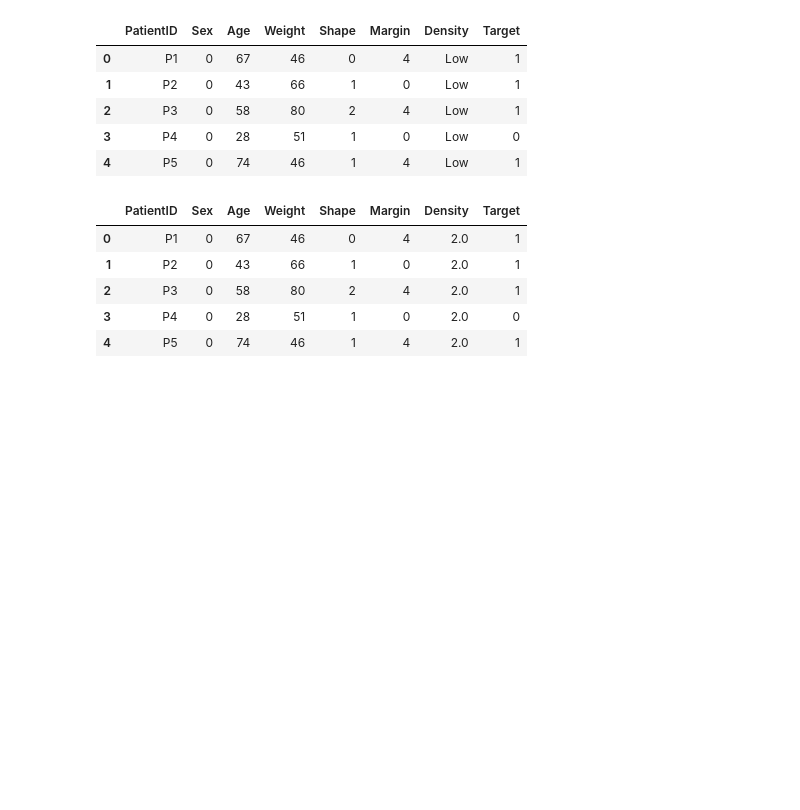
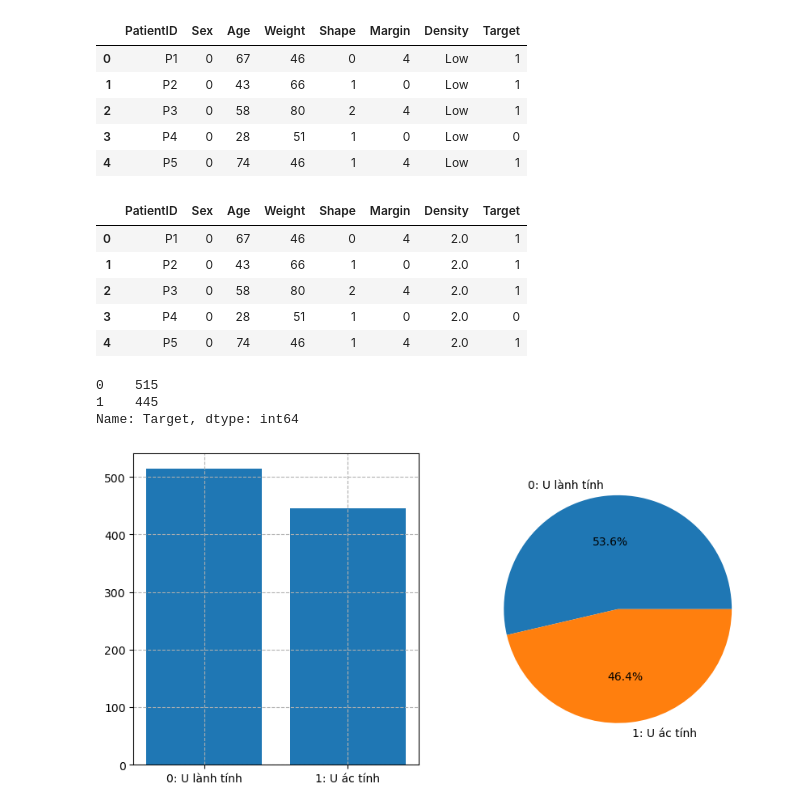
Before and after one commit to TuanPham0610/abc, a Jupyter notebook: Phan_2-20240226T063351Z-001/Phan_2/05_2121050107_PHẠM ANH TUẤN_BAITAP.ipynb, the cells around one changed output. Drawn from its saved outputs; the diff is of its cells as text; code cells hidden in the pictures; blank space fills up the shorter version.

```diff
--- a/Phan_2-20240226T063351Z-001/Phan_2/05_2121050107_PHẠM ANH TUẤN_BAITAP.ipynb
+++ b/Phan_2-20240226T063351Z-001/Phan_2/05_2121050107_PHẠM ANH TUẤN_BAITAP.ipynb
@@ -581,3 +581,25 @@ df_practice.head()
 #Lưu file kết quả chuẩn bị dữ liệu:
 #Excel
 df_practice.to_excel('Data_Practice_OK.xlsx',index=None)
+# %%
+#Kiểm tra cân bằng dữ liệu
+check = df_practice["Target"].value_counts()
+print(check)
+
+#Trực quan hóa dữ liệu
+plt.figure(figsize=(10,5))
+plt.subplot(1,2,1) #Biểu đồ cột
+plt.bar(["0: U lành tính", "1: U ác tính"],
+       check.values)
+plt.grid(ls='--')
+
+plt.subplot(1,2,2) # Biểu đồ tròn
+plt.pie(check.values,
+       labels=["0: U lành tính", "1: U ác tính"],
+       autopct='%.1f%%')
+plt.show()
+# %% [output]
+0    515
+1    445
+Name: Target, dtype: int64
+[figure, added]
```
Also changed, not shown: parts of 22 cells of this notebook, 1 other file.
